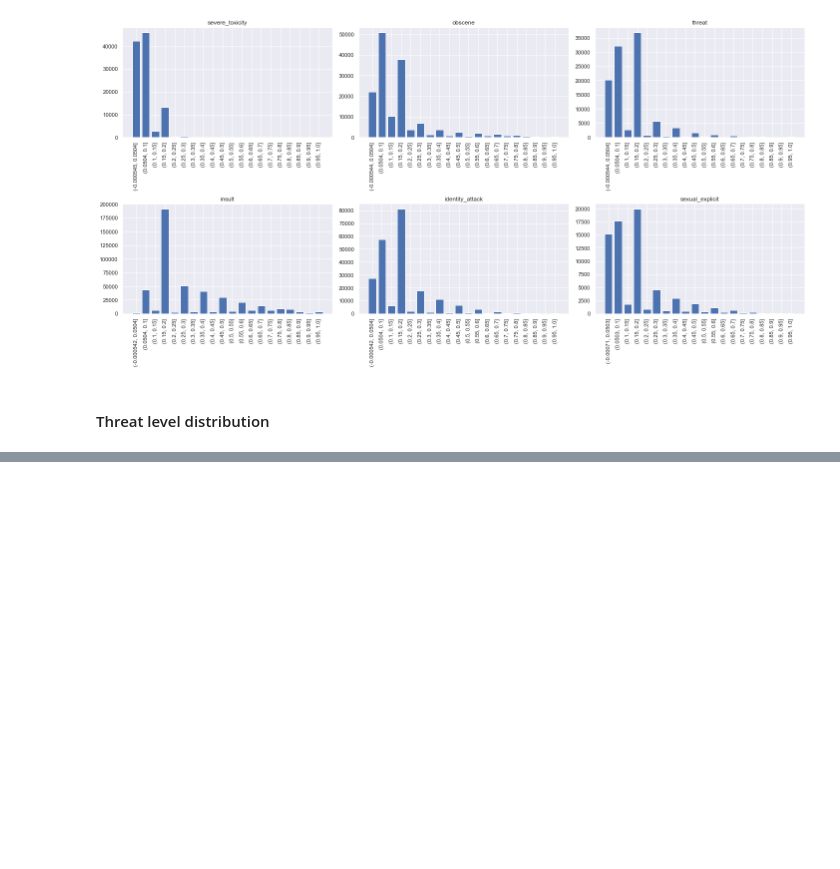
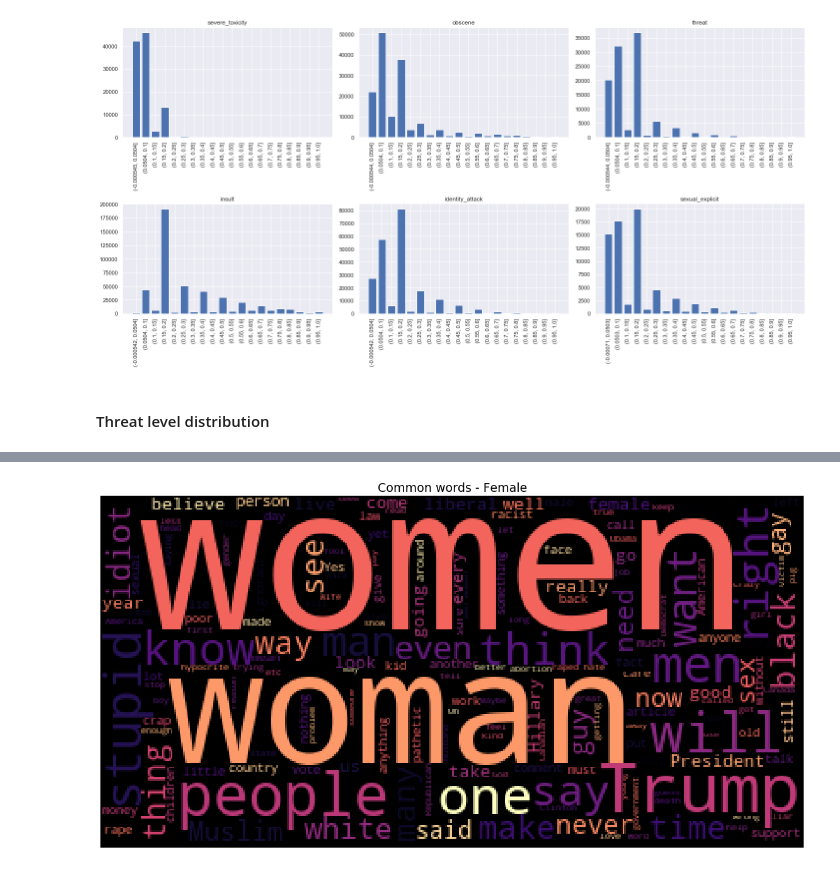
Before and after one commit to ajeyamk/jigsaw-nlp, a Jupyter notebook: jigsaw-nlp-ajeya.ipynb, the cells around one changed output, grey strips where cells are left out. Drawn from its saved outputs; the diff is of its cells as text; code cells hidden in the pictures; blank space fills up the shorter version.

```diff
--- a/jigsaw-nlp-ajeya.ipynb
+++ b/jigsaw-nlp-ajeya.ipynb
@@ -179,0 +196,5 @@ Difficulty                   4.453553112656742   HIGH
+# %%
+female_data = train_data[(train_data['female'] >0.75)&(train_data['target']>0.75)]
+generate_word_cloud(female_data,title = "Common words - Female")
+# %% [output]
+[figure, added]
```
Also changed, not shown: parts of 9 cells of this notebook.
